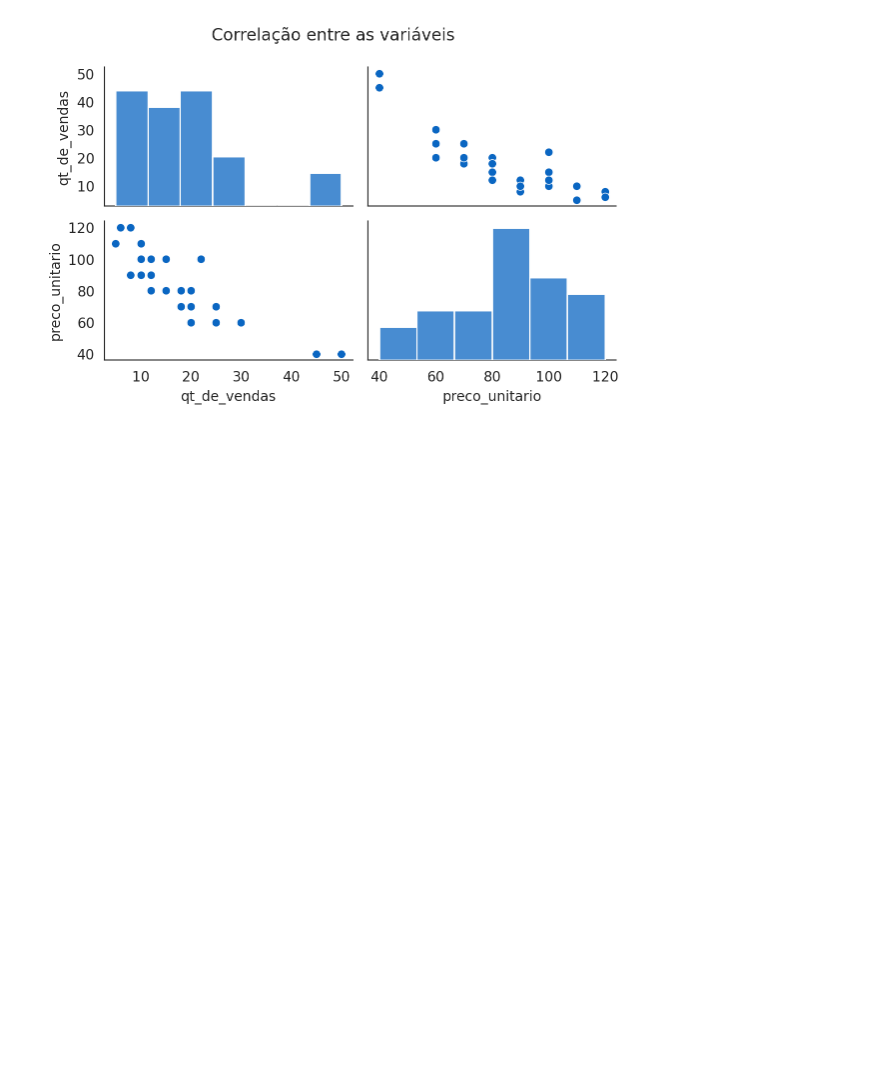
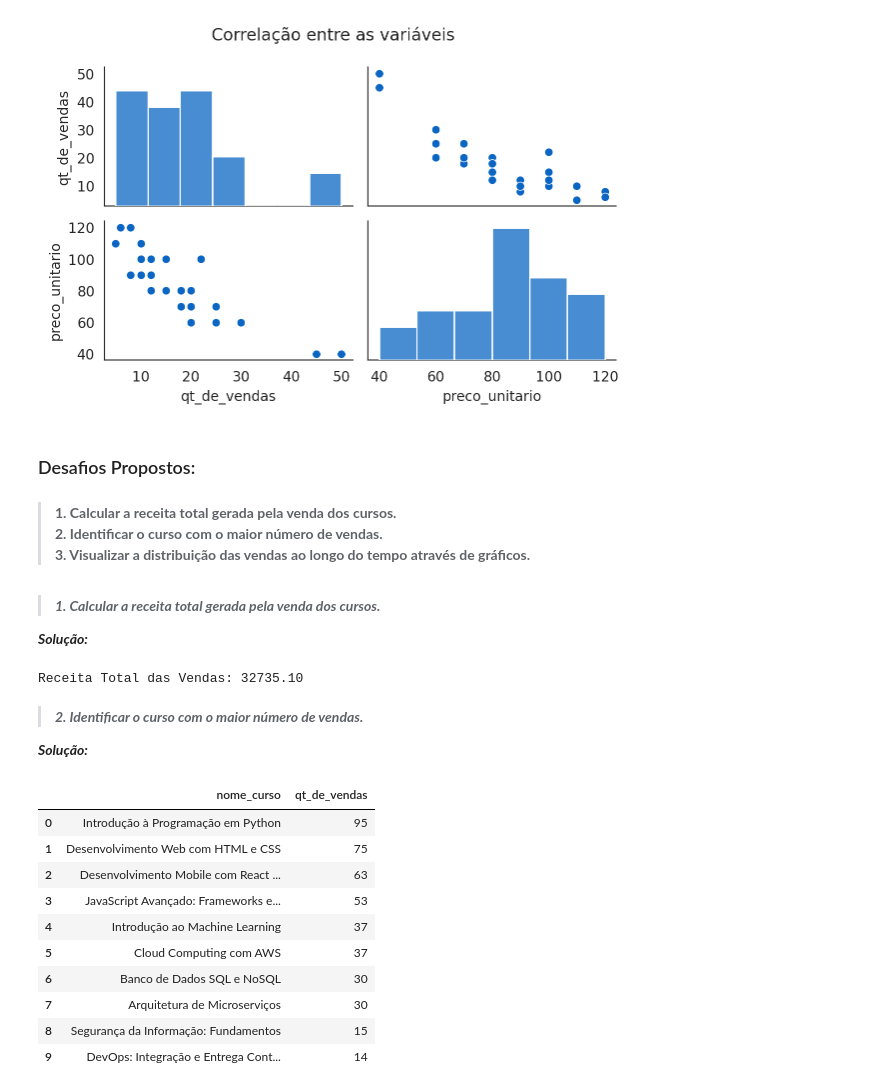
Before and after one commit to Oseiasdfarias/TrilhaDadosJR-JUN15, a Jupyter notebook: notebook/analise_de_dados_vendas_cursos_online.ipynb, the cells around one changed output. Cells and saved outputs as stored; diff of their text form; code cells hidden in the pictures; blank space fills up the shorter version.

Commit message:
feat: desafios propostos realizados no notebook

```diff
--- a/notebook/analise_de_dados_vendas_cursos_online.ipynb
+++ b/notebook/analise_de_dados_vendas_cursos_online.ipynb
@@ -272,3 +272,40 @@ plt.tight_layout()
 plt.show()
 # %% [output]
 [figure]
+# %% [markdown]
+### Desafios Propostos:
+# %% [markdown]
+> **1. Calcular a receita total gerada pela venda dos cursos.**\
+> **2. Identificar o curso com o maior número de vendas.**\
+> **3. Visualizar a distribuição das vendas ao longo do tempo através de gráficos.**
+# %% [markdown]
+> ***1. Calcular a receita total gerada pela venda dos cursos.***
+
+***Solução:***
+# %%
+print(f"Receita Total das Vendas: {np.sum(df_vendas.qt_de_vendas*df_vendas.preco_unitario):.2f}")
+# %% [output]
+Receita Total das Vendas: 32735.10
+# %% [markdown]
+> ***2. Identificar o curso com o maior número de vendas.***
+
+***Solução:***
+# %%
+df_qt_vendas = (df_vendas.groupby("nome_curso")["qt_de_vendas"]
+ .sum()
+ .sort_values(ascending=False)
+ .to_frame()
+ .reset_index())
+df_qt_vendas
+# %% [output]
+|  | nome_curso | qt_de_vendas |
+| 0 | Introdução à Programação em Python | 95 |
+| 1 | Desenvolvimento Web com HTML e CSS | 75 |
+| 2 | Desenvolvimento Mobile com React ... | 63 |
+| 3 | JavaScript Avançado: Frameworks e... | 53 |
+| 4 | Introdução ao Machine Learning | 37 |
+| 5 | Cloud Computing com AWS | 37 |
+| 6 | Banco de Dados SQL e NoSQL | 30 |
+| 7 | Arquitetura de Microserviços | 30 |
+| 8 | Segurança da Informação: Fundamentos | 15 |
+| 9 | DevOps: Integração e Entrega Cont... | 14 |
```
Also changed, not shown: parts of 3 cells of this notebook.
